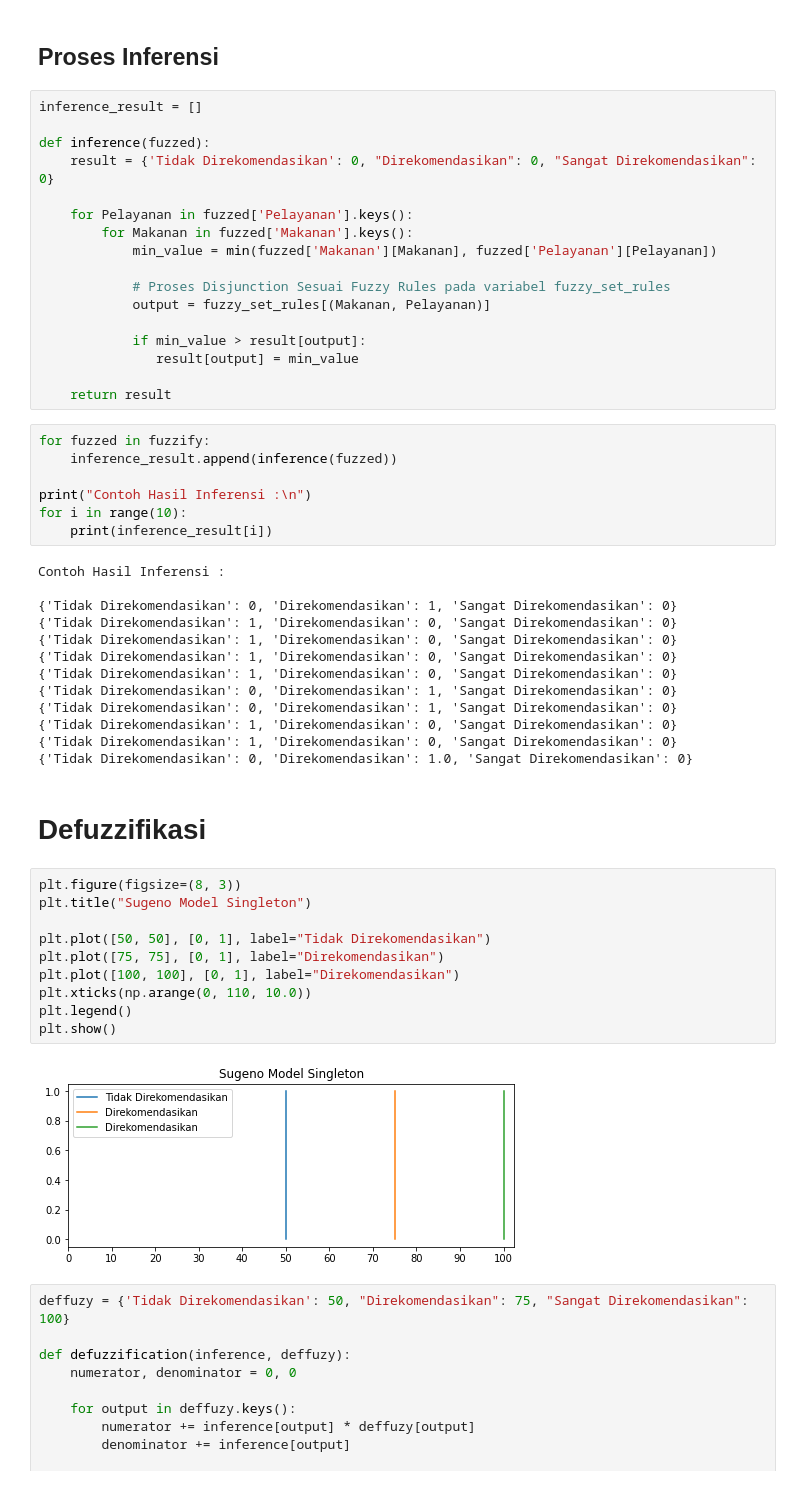
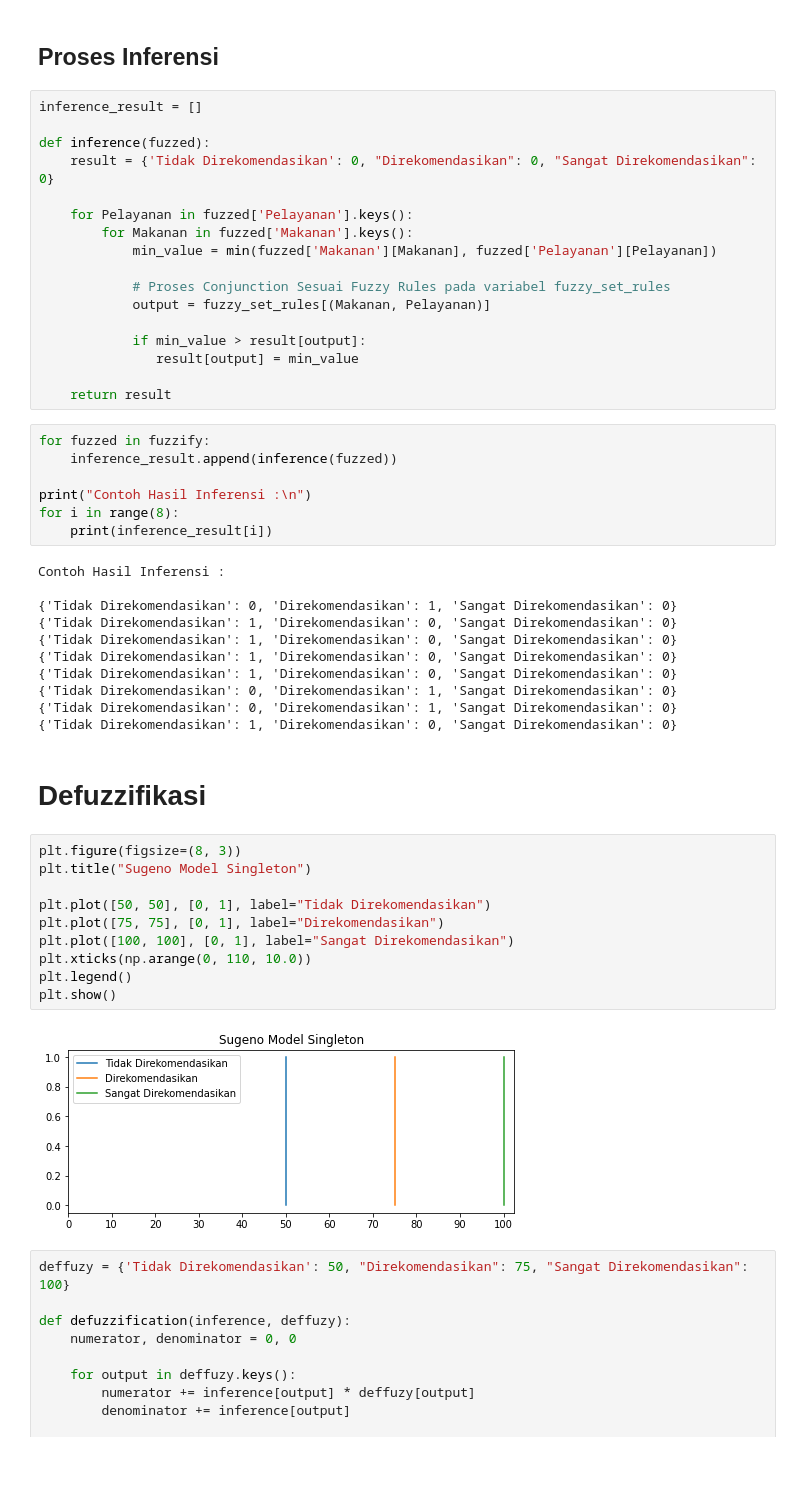
Before and after one commit to ShinyQ/Tugas-Pengantar-AI-2_Fuzzy_Logic, a Jupyter notebook: Tugas_2_Kelompok_1_Reasoning_(Fuzzy_Logic).ipynb, the cells around one changed output. Saved outputs shown, nothing was run; the diff lists cells and outputs as text.

```diff
--- a/Tugas_2_Kelompok_1_Reasoning_(Fuzzy_Logic).ipynb
+++ b/Tugas_2_Kelompok_1_Reasoning_(Fuzzy_Logic).ipynb
@@ -219,7 +219,7 @@ def inference(fuzzed):
         for Makanan in fuzzed['Makanan'].keys():
             min_value = min(fuzzed['Makanan'][Makanan], fuzzed['Pelayanan'][Pelayanan])
 
-            # Proses Disjunction Sesuai Fuzzy Rules pada variabel fuzzy_set_rules
+            # Proses Conjunction Sesuai Fuzzy Rules pada variabel fuzzy_set_rules
             output = fuzzy_set_rules[(Makanan, Pelayanan)]
 
             if min_value > result[output]:
@@ -231,7 +231,7 @@ for fuzzed in fuzzify:
     inference_result.append(inference(fuzzed))
 
 print("Contoh Hasil Inferensi :\n")
-for i in range(10):
+for i in range(8):
     print(inference_result[i])
 # %% [output]
 Contoh Hasil Inferensi :
@@ -244,22 +244,20 @@ Contoh Hasil Inferensi :
 {'Tidak Direkomendasikan': 0, 'Direkomendasikan': 1, 'Sangat Direkomendasikan': 0}
 {'Tidak Direkomendasikan': 0, 'Direkomendasikan': 1, 'Sangat Direkomendasikan': 0}
 {'Tidak Direkomendasikan': 1, 'Direkomendasikan': 0, 'Sangat Direkomendasikan': 0}
-{'Tidak Direkomendasikan': 1, 'Direkomendasikan': 0, 'Sangat Direkomendasikan': 0}
-{'Tidak Direkomendasikan': 0, 'Direkomendasikan': 1.0, 'Sangat Direkomendasikan': 0}
 # %% [markdown]
 # **Defuzzifikasi**
 # %%
 plt.figure(figsize=(8, 3))
 plt.title("Sugeno Model Singleton")
 
 plt.plot([50, 50], [0, 1], label="Tidak Direkomendasikan")
 plt.plot([75, 75], [0, 1], label="Direkomendasikan")
-plt.plot([100, 100], [0, 1], label="Direkomendasikan")
+plt.plot([100, 100], [0, 1], label="Sangat Direkomendasikan")
 plt.xticks(np.arange(0, 110, 10.0))
 plt.legend()
 plt.show()
 # %% [output]
-[figure, old version]
+[figure, new version]
 # %%
 deffuzy = {'Tidak Direkomendasikan': 50, "Direkomendasikan": 75, "Sangat Direkomendasikan": 100}
 
```
Also changed, not shown: parts of 7 cells of this notebook.
